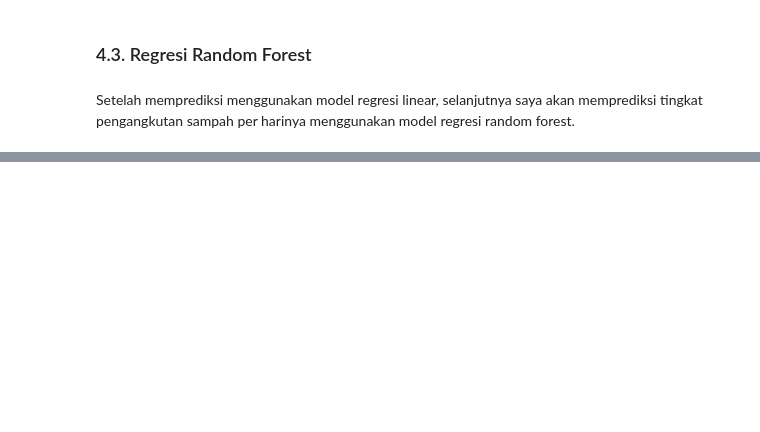
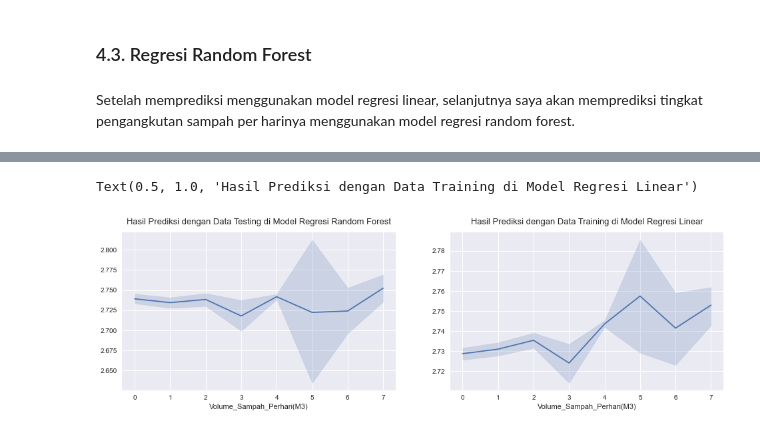
Before and after one commit to pramudianzaheka92/ProjectTugasAkhir, a Jupyter notebook: 1 - 2021/Prediksi Tingkat Pengangkutan Volume Sampah di Bulan Januari 2021.ipynb, the cells around one changed output, grey strips where cells are left out. Saved outputs shown, nothing was run; the diff lists cells and outputs as text; code cells hidden in the pictures; blank space fills up the shorter version.

```diff
--- a/1 - 2021/Prediksi Tingkat Pengangkutan Volume Sampah di Bulan Januari 2021.ipynb
+++ b/1 - 2021/Prediksi Tingkat Pengangkutan Volume Sampah di Bulan Januari 2021.ipynb
@@ -696,0 +621,9 @@ Parameter Terbaik dari Parameter max_leaf_nodes adalah:  7
+# %%
+# Memanggil model regresi random forest dari library sklearn
+from sklearn.ensemble import RandomForestRegressor
+
+randomforest_regression = RandomForestRegressor()
+randomforest_regression.fit(x_train, y_train)
+
+# Melihat parameter dari regresi random forest beserta nilai terbaik dari masing-masing parameter
+print(randomforest_regression.get_params())
@@ -697,11 +632,11 @@ Parameter Terbaik dari Parameter max_leaf_nodes adalah:  7
 # %%
 # Melihat nilai prediksi dari data training dan data testing setelah dilakukan proses pencarian nilai parameters terbaik
 print("----------------Nilai Prediksi dari Data Testing------------------")
-pred_test_randomforest = randomized_searchcv_randomforest.predict(x_test)
+pred_test_randomforest = randomforest_regression.predict(x_test)
 print(pred_test_randomforest)
 
 print("\n---------------Nilai Prediksi dari Data Training-----------------")
-pred_train_randomforest = randomized_searchcv_randomforest.predict(x_train)
+pred_train_randomforest = randomforest_regression.predict(x_train)
 print(pred_train_randomforest)
 # %% [output]
 ----------------Nilai Prediksi dari Data Testing------------------
@@ -743,0 +667,16 @@ Nilai Dari Metric R2 Score Adalah:  0.002980402933680959
+# %%
+# Membuat grafik untuk melihat trend data dari volume pengangkutan sampah setelah melalui proses pemodelan regresi random forest
+plt.figure(figsize=(25, 20))
+
+# Grafik untuk melihat trend data testing setelah dilakukan proses pemodelan regresi random forest
+plt.subplot(4, 3, 1)
+sns.lineplot(y_test, pred_test_randomforest)
+plt.title("Hasil Prediksi dengan Data Testing di Model Regresi Random Forest", fontsize=13, pad=13)
+
+# Grafik untuk melihat trend data training setelah dilakukan proses pemodelan regresi linear
+plt.subplot(4, 3, 2)
+sns.lineplot(y_train, pred_train_randomforest)
+plt.title("Hasil Prediksi dengan Data Training di Model Regresi Linear", fontsize=13, pad=13)
+# %% [output]
+Text(0.5, 1.0, 'Hasil Prediksi dengan Data Training di Model Regresi Linear')
+[figure, added]
```
Also changed, not shown: parts of 22 cells of this notebook.
